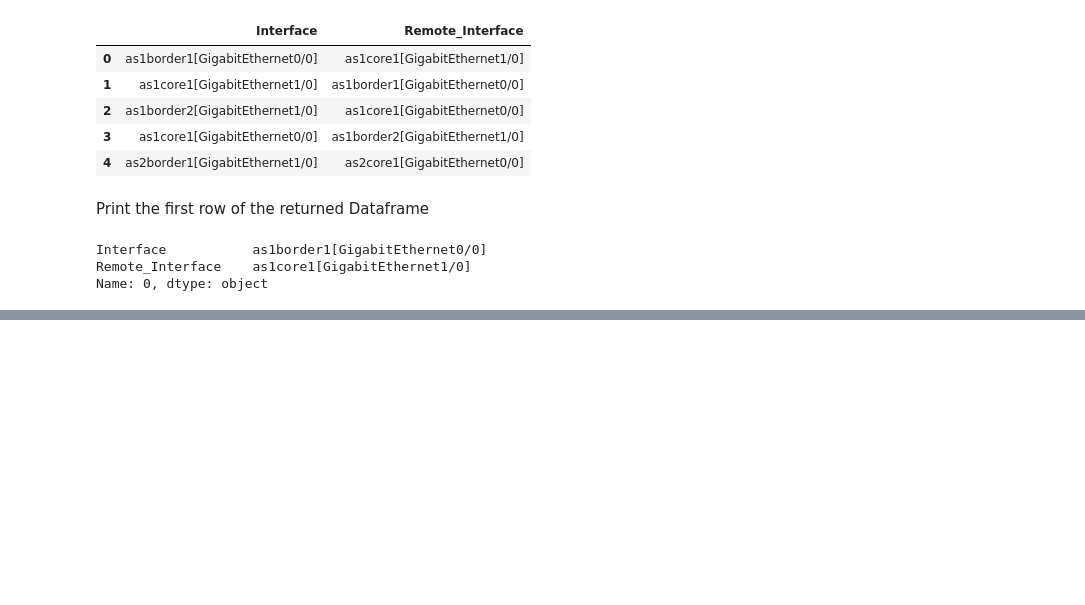
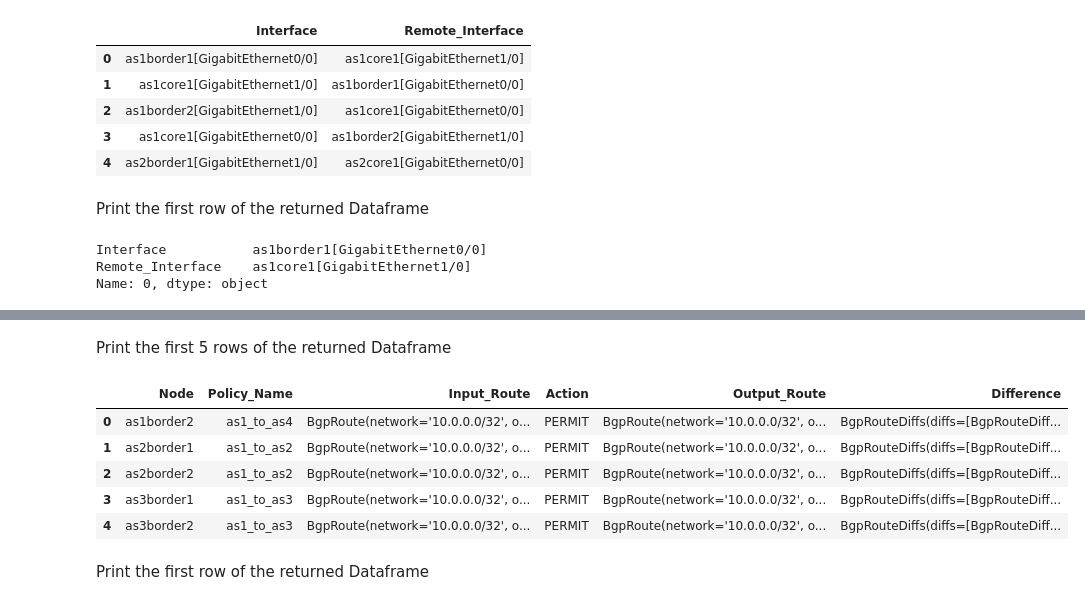
Before and after one commit to batfish/pybatfish, a Jupyter notebook: docs/source/notebooks/routingProtocols.ipynb, the cells around one changed output, grey strips where cells are left out. Cells and saved outputs as stored; diff of their text form; code cells hidden in the pictures; blank space fills up the shorter version.

```diff
--- a/docs/source/notebooks/routingProtocols.ipynb
+++ b/docs/source/notebooks/routingProtocols.ipynb
@@ -352,0 +444,2 @@ Name: 0, dtype: object
+# %%
+result = bfq.searchRoutePolicies(policies='/as1_to_/', inputConstraints=BgpRouteConstraints(prefix=["10.0.0.0/8:8-32", "172.16.0.0/28:28-32", "192.168.0.0/16:16-32"]), action='permit').answer().frame()
@@ -352,0 +459,13 @@ Name: 0, dtype: object
+# %% [markdown]
+Print the first 5 rows of the returned Dataframe
+# %%
+result.head(5)
+# %% [output]
+|  | Node | Policy_Name | Input_Route | Action | Output_Route | Difference |
+| 0 | as1border2 | as1_to_as4 | BgpRoute(network='10.0.0.0/32', o... | PERMIT | BgpRoute(network='10.0.0.0/32', o... | BgpRouteDiffs(diffs=[BgpRouteDiff... |
+| 1 | as2border1 | as1_to_as2 | BgpRoute(network='10.0.0.0/32', o... | PERMIT | BgpRoute(network='10.0.0.0/32', o... | BgpRouteDiffs(diffs=[BgpRouteDiff... |
+| 2 | as2border2 | as1_to_as2 | BgpRoute(network='10.0.0.0/32', o... | PERMIT | BgpRoute(network='10.0.0.0/32', o... | BgpRouteDiffs(diffs=[BgpRouteDiff... |
+| 3 | as3border1 | as1_to_as3 | BgpRoute(network='10.0.0.0/32', o... | PERMIT | BgpRoute(network='10.0.0.0/32', o... | BgpRouteDiffs(diffs=[BgpRouteDiff... |
+| 4 | as3border2 | as1_to_as3 | BgpRoute(network='10.0.0.0/32', o... | PERMIT | BgpRoute(network='10.0.0.0/32', o... | BgpRouteDiffs(diffs=[BgpRouteDiff... |
+# %% [markdown]
+Print the first row of the returned Dataframe
```
Also changed, not shown: parts of 28 cells of this notebook, 2 other files.
